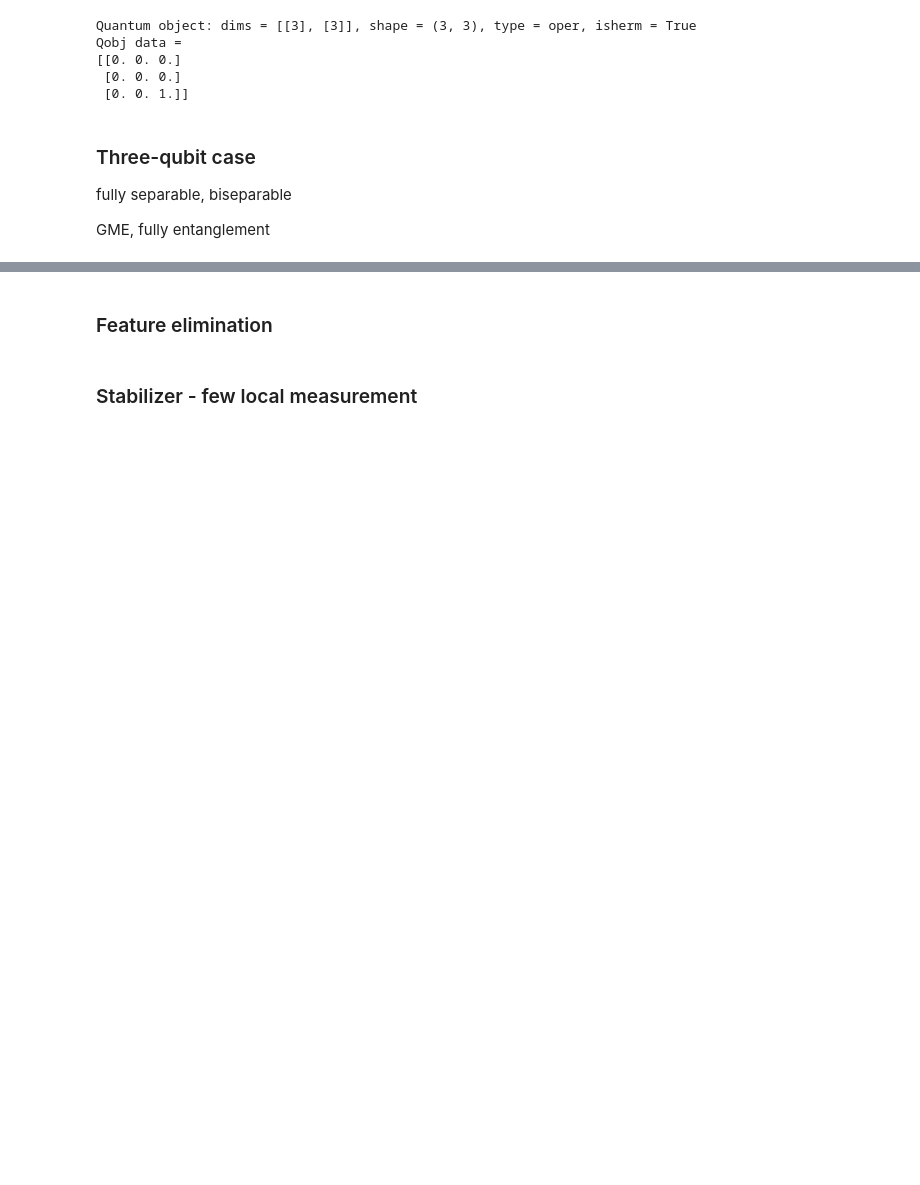
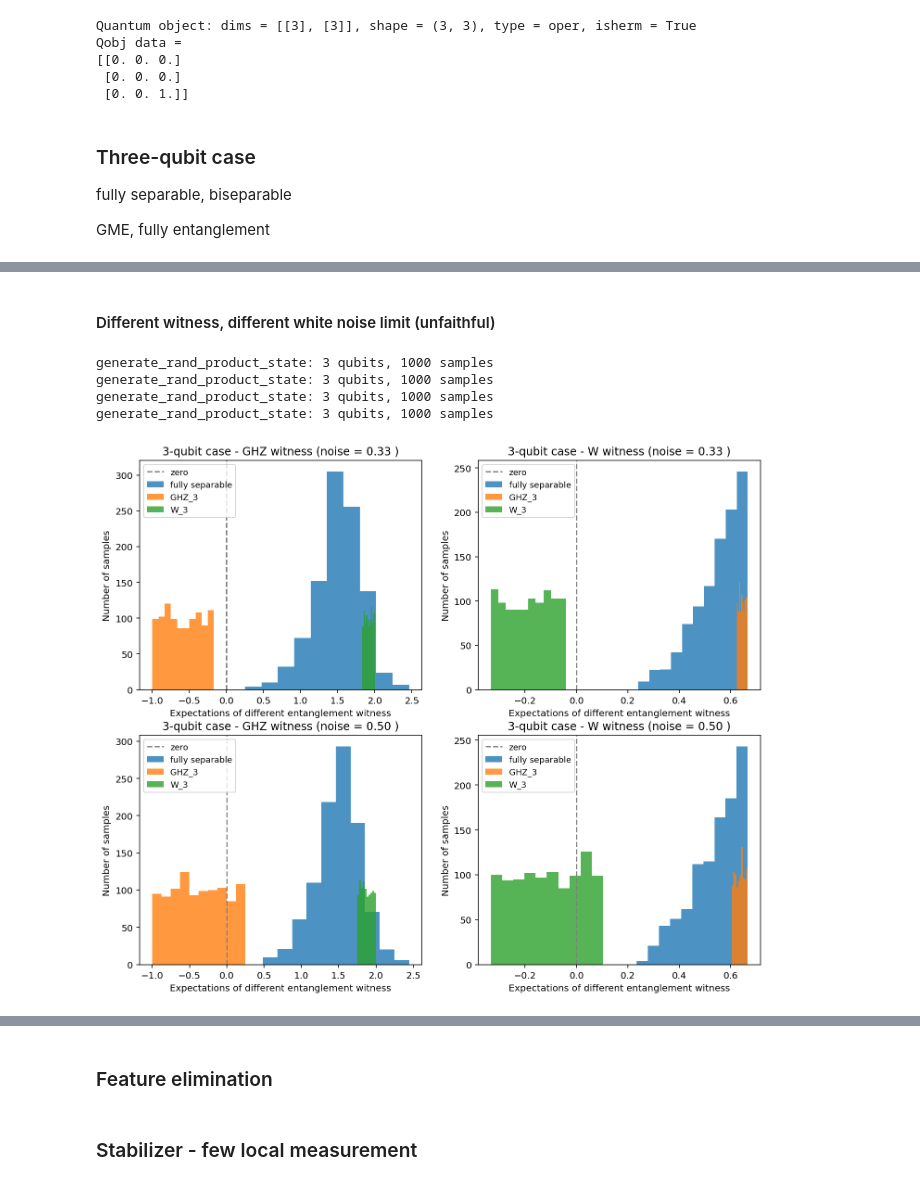
Before and after one commit to Jue-Xu/Entanglement-Witness, a Jupyter notebook: notebook/entangle.ipynb, the cells around one changed output, grey strips where cells are left out. Cells and saved outputs as stored; diff of their text form; code cells hidden in the pictures; blank space fills up the shorter version.

```diff
--- a/notebook/entangle.ipynb
+++ b/notebook/entangle.ipynb
@@ -629,0 +550,69 @@ TypeError: construct_training_dataset() got an unexpected keyword argument 'stat
+# %% [markdown]
+#### Different witness, different white noise limit (unfaithful)
+# %%
+def plot_expectation_hist(ax, expectation_list, legends, title=''):
+    ax.axvline(0.0, ls="--", color="gray")
+    for expectation in expectation_list:
+        ax.hist(expectation, alpha=0.8)
+    ax.legend(legends, loc='upper left', prop ={'size': 9})
+    ax.set_ylabel('Number of samples')
+    ax.set_xlabel('Expectations of different entanglement witness')
+    # ax.text(0, 4, 'noise limit = '+noise_limit)
+    ax.set_title('3-qubit case '+title)
+
+size_train = 1000
+size_test = 1000
+
+# noise_limit = 1/5
+to_features = 5
+
+# three-qubit tomographic ansatz
+three_pauli = [tensor([a,b,c]) for a in pauli_operators for b in pauli_operators for c in pauli_operators]
+three_pauli = random.sample(three_pauli,to_features)
+
+
+
+# rigorous entanglement witness - local measurements
+witness_ghz_3 =  3/2 * qeye([2, 2, 2]) - tensor([sigmax(), sigmax(), sigmax()]) - 1/2 * (tensor([sigmaz(), sigmaz(), qeye([2])]) + tensor([qeye([2]), sigmaz(), sigmaz()]) + tensor([sigmaz(), qeye([2]), sigmaz()]))
+# rigorous entanglement witness - projection
+witness_w_3_project = 2/3 * qeye([2, 2, 2]) - ket2dm(w_state(N=3))
+# witness_ghz_3_project = 1/2 * qeye([2, 2, 2]) - ket2dm(ghz_state(N=3))
+
+
+# fig, ax = plt.subplots(figsize=(6, 4))
+# fig, (ax0, ax1) = plt.subplots(ncols=2, figsize=(12, 4))
+# ax0 = plt.subplot(1,2,1)
+# ax1 = plt.subplot(1,2,2)
+fig, axs = plt.subplots(nrows=2, ncols=2, figsize=(12, 10))
+
+# for index, item in enumerate(ranking):
+for i, noise_limit in enumerate([1/3, 1/2]):
+    for j, witness in enumerate([witness_ghz_3, witness_w_3_project]):
+        ## generate training data
+        # GHZ and W state samples with white noise
+        ghz_3_density = generate_noisy_ghz_ensemble(n=3,m=size_train,noise_limit=noise_limit)
+        w_3_density = generate_noisy_w_ensemble(n=3,m=size_train,noise_limit=noise_limit)
+
+        # test GHZ3/W3 projection witness
+        three_qubit_legends = ['zero', 'fully separable','GHZ_3','W_3']
+        three_qubit_witness_expectation_list = [
+            [expect(witness, state) for state in test_set] for test_set in
+            # [expect(witness_ghz_3, state) for state in test_set] for test_set in
+            [generate_rand_product_state(3, size_train), ghz_3_density, w_3_density]
+        ]
+        if j == 0:
+            title = f'- GHZ witness (noise = {noise_limit:.2f} )'
+        else:
+            title = f'- W witness (noise = {noise_limit:.2f} )'
+        plot_expectation_hist(axs[i, j],
+                              three_qubit_witness_expectation_list,
+                              three_qubit_legends,
+                              title=title)
+
+plt.savefig('fidelity_witness_compare.png', dpi=400)
+# %% [output]
+generate_rand_product_state: 3 qubits, 1000 samples
+generate_rand_product_state: 3 qubits, 1000 samples
+generate_rand_product_state: 3 qubits, 1000 samples
+generate_rand_product_state: 3 qubits, 1000 samples
+[figure, added]
```
Also changed, not shown: parts of 5 cells of this notebook, 6 other files.
